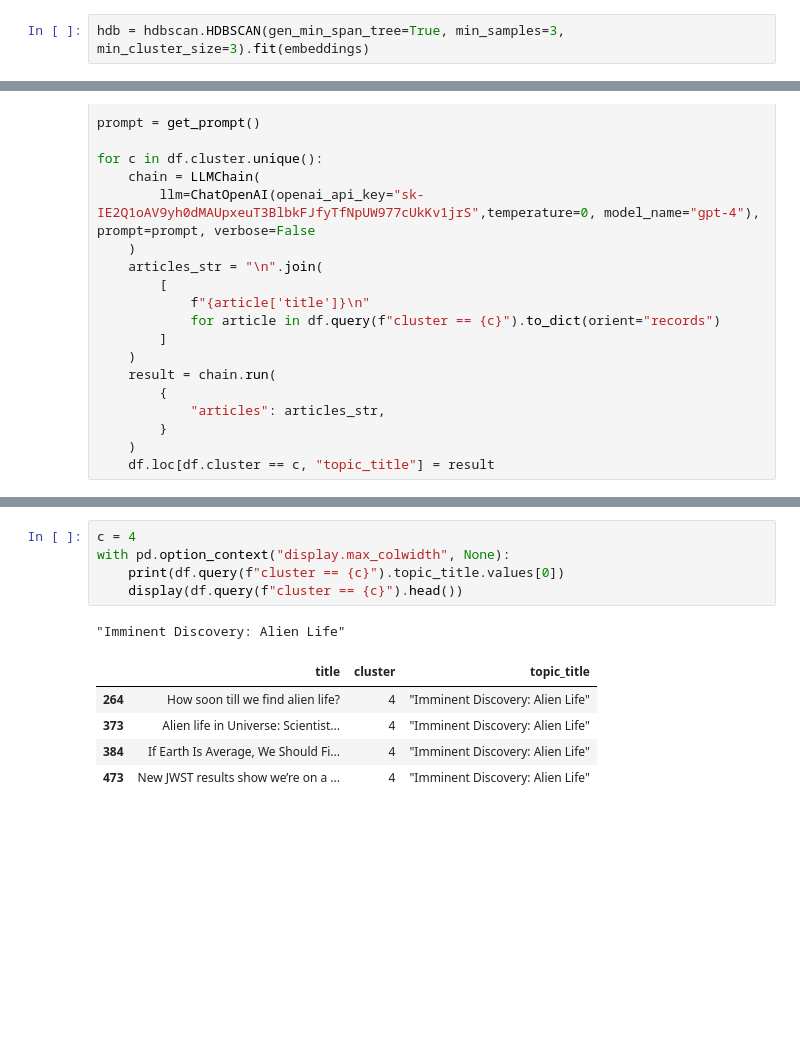
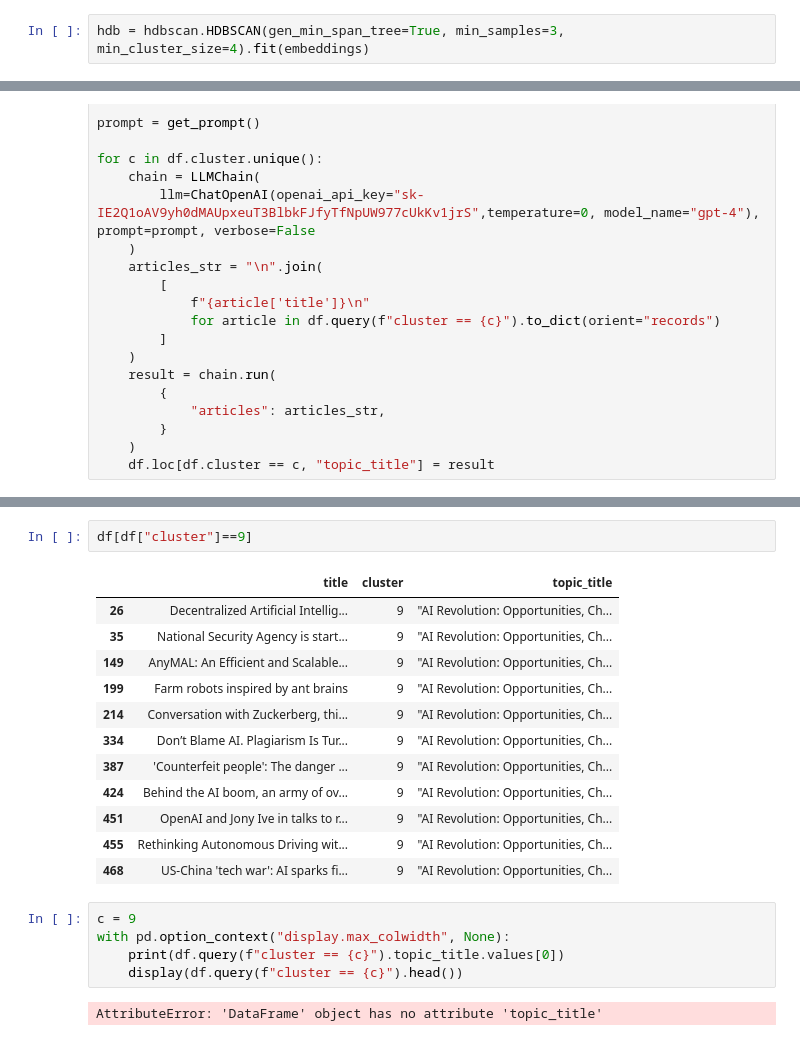
Before and after one commit to MAZ-CAS-DDJ/kurs_23_24, a Jupyter notebook: 13 Textanalyse Verfiefung Teil 1 und 2/[NS] 2.9 Document Similarity and Document Clustering.ipynb, the cells around one changed output, grey strips where cells are left out. Saved outputs shown, nothing was run; the diff lists cells and outputs as text; blank space fills up the shorter version.

```diff
--- a/13 Textanalyse Verfiefung Teil 1 und 2/[NS] 2.9 Document Similarity and Document Clustering.ipynb
+++ b/13 Textanalyse Verfiefung Teil 1 und 2/[NS] 2.9 Document Similarity and Document Clustering.ipynb
@@ -61,4 +77,4 @@ len(embeddings[0])
 # %% [markdown]
 ## Cluster documents, plot results, and store them in a dataframe
 # %%
-hdb = hdbscan.HDBSCAN(gen_min_span_tree=True, min_samples=3, min_cluster_size=3).fit(embeddings)
+hdb = hdbscan.HDBSCAN(gen_min_span_tree=True, min_samples=3, min_cluster_size=4).fit(embeddings)
@@ -138,13 +169,23 @@ df["topic_title"].value_counts()
 Name: topic_title, dtype: int64
+# %%
+df[df["cluster"]==9]
+# %% [output]
+|  | title | cluster | topic_title |
+| 26 | Decentralized Artificial Intellig... | 9 | "AI Revolution: Opportunities, Ch... |
+| 35 | National Security Agency is start... | 9 | "AI Revolution: Opportunities, Ch... |
+| 149 | AnyMAL: An Efficient and Scalable... | 9 | "AI Revolution: Opportunities, Ch... |
+| 199 | Farm robots inspired by ant brains | 9 | "AI Revolution: Opportunities, Ch... |
+| 214 | Conversation with Zuckerberg, thi... | 9 | "AI Revolution: Opportunities, Ch... |
+| 334 | Don’t Blame AI. Plagiarism Is Tur... | 9 | "AI Revolution: Opportunities, Ch... |
+| 387 | 'Counterfeit people': The danger ... | 9 | "AI Revolution: Opportunities, Ch... |
+| 424 | Behind the AI boom, an army of ov... | 9 | "AI Revolution: Opportunities, Ch... |
+| 451 | OpenAI and Jony Ive in talks to r... | 9 | "AI Revolution: Opportunities, Ch... |
+| 455 | Rethinking Autonomous Driving wit... | 9 | "AI Revolution: Opportunities, Ch... |
+| 468 | US-China 'tech war': AI sparks fi... | 9 | "AI Revolution: Opportunities, Ch... |
 # %%
-c = 4
+c = 9
 with pd.option_context("display.max_colwidth", None):
     print(df.query(f"cluster == {c}").topic_title.values[0])
     display(df.query(f"cluster == {c}").head())
 # %% [output]
-"Imminent Discovery: Alien Life"
+AttributeError: 'DataFrame' object has no attribute 'topic_title'
-|  | title | cluster | topic_title |
-| 264 | How soon till we find alien life? | 4 | "Imminent Discovery: Alien Life" |
-| 373 | Alien life in Universe: Scientist... | 4 | "Imminent Discovery: Alien Life" |
-| 384 | If Earth Is Average, We Should Fi... | 4 | "Imminent Discovery: Alien Life" |
-| 473 | New JWST results show we’re on a ... | 4 | "Imminent Discovery: Alien Life" |
```
Also changed, not shown: parts of 9 cells of this notebook, 26 other files.
